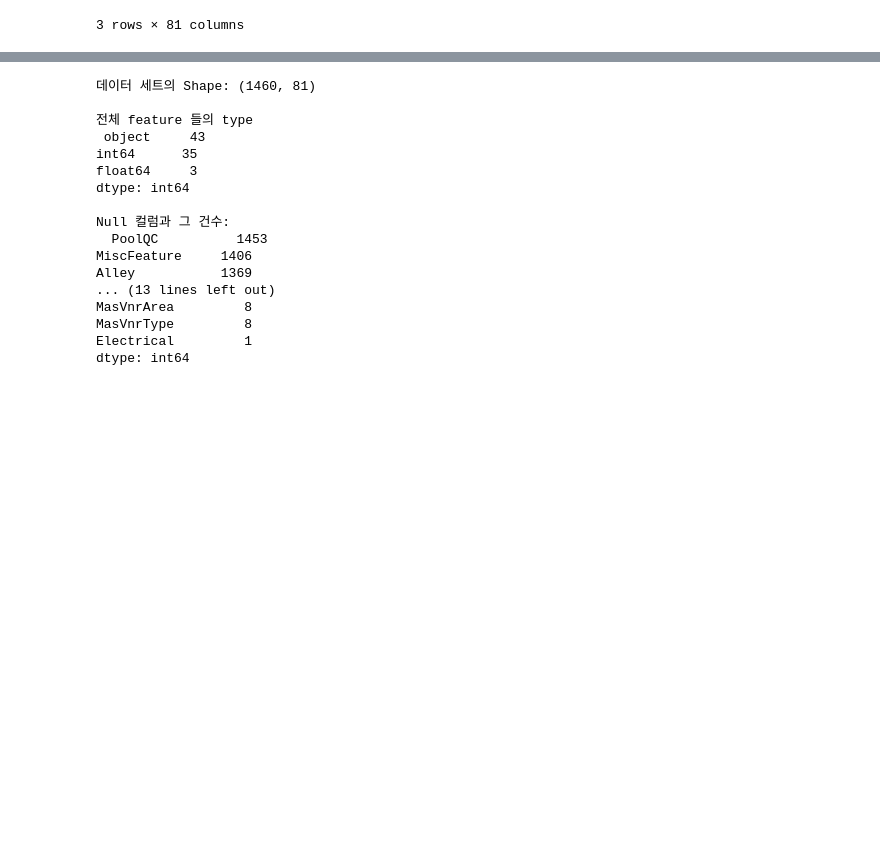
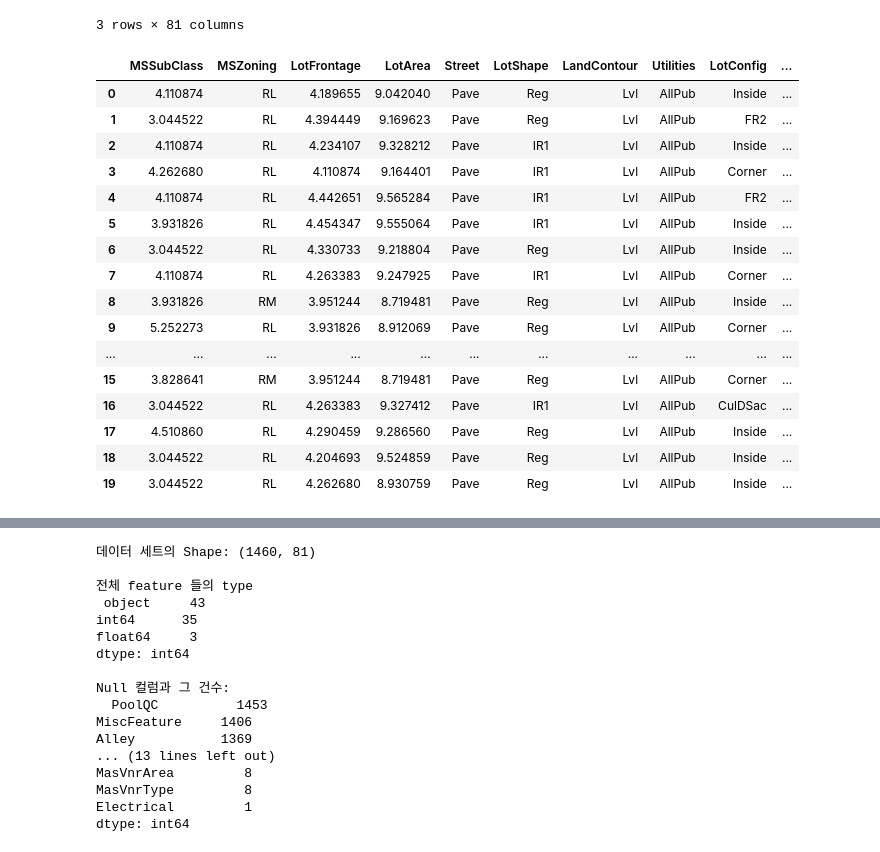
Before and after one commit to chulminkw/PerfectGuide, a Jupyter notebook: 5장/5.10 Regression 실습 - Kaggle House Price.ipynb, the cells around one changed output, grey strips where cells are left out. Saved outputs shown, nothing was run; the diff lists cells and outputs as text; code cells hidden in the pictures; blank space fills up the shorter version.

```diff
--- a/5장/5.10 Regression 실습 - Kaggle House Price.ipynb
+++ b/5장/5.10 Regression 실습 - Kaggle House Price.ipynb
@@ -18,4 +18,24 @@ house_df.head(3)
 | 1 | 2 | 20 | RL | 80.0 | 9600 | Pave | NaN | Reg | Lvl | ... |
 | 2 | 3 | 60 | RL | 68.0 | 11250 | Pave | NaN | IR1 | Lvl | ... |
 3 rows × 81 columns
+# %%
+house_df.head(20)
+# %% [output]
+|  | MSSubClass | MSZoning | LotFrontage | LotArea | Street | LotShape | LandContour | Utilities | LotConfig | ... |
+| 0 | 4.110874 | RL | 4.189655 | 9.042040 | Pave | Reg | Lvl | AllPub | Inside | ... |
+| 1 | 3.044522 | RL | 4.394449 | 9.169623 | Pave | Reg | Lvl | AllPub | FR2 | ... |
+| 2 | 4.110874 | RL | 4.234107 | 9.328212 | Pave | IR1 | Lvl | AllPub | Inside | ... |
+| 3 | 4.262680 | RL | 4.110874 | 9.164401 | Pave | IR1 | Lvl | AllPub | Corner | ... |
+| 4 | 4.110874 | RL | 4.442651 | 9.565284 | Pave | IR1 | Lvl | AllPub | FR2 | ... |
+| 5 | 3.931826 | RL | 4.454347 | 9.555064 | Pave | IR1 | Lvl | AllPub | Inside | ... |
+| 6 | 3.044522 | RL | 4.330733 | 9.218804 | Pave | Reg | Lvl | AllPub | Inside | ... |
+| 7 | 4.110874 | RL | 4.263383 | 9.247925 | Pave | IR1 | Lvl | AllPub | Corner | ... |
+| 8 | 3.931826 | RM | 3.951244 | 8.719481 | Pave | Reg | Lvl | AllPub | Inside | ... |
+| 9 | 5.252273 | RL | 3.931826 | 8.912069 | Pave | Reg | Lvl | AllPub | Corner | ... |
+| ... | ... | ... | ... | ... | ... | ... | ... | ... | ... | ... |
+| 15 | 3.828641 | RM | 3.951244 | 8.719481 | Pave | Reg | Lvl | AllPub | Corner | ... |
+| 16 | 3.044522 | RL | 4.263383 | 9.327412 | Pave | IR1 | Lvl | AllPub | CulDSac | ... |
+| 17 | 4.510860 | RL | 4.290459 | 9.286560 | Pave | Reg | Lvl | AllPub | Inside | ... |
+| 18 | 3.044522 | RL | 4.204693 | 9.524859 | Pave | Reg | Lvl | AllPub | Inside | ... |
+| 19 | 3.044522 | RL | 4.262680 | 8.930759 | Pave | Reg | Lvl | AllPub | Inside | ... |
 # %% [markdown]
```
Also changed, not shown: parts of 53 cells of this notebook, 3 other files.
